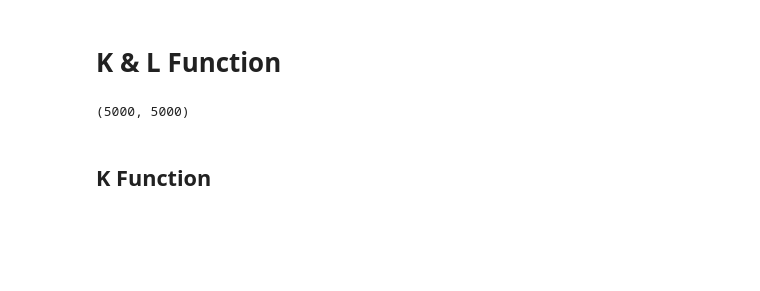
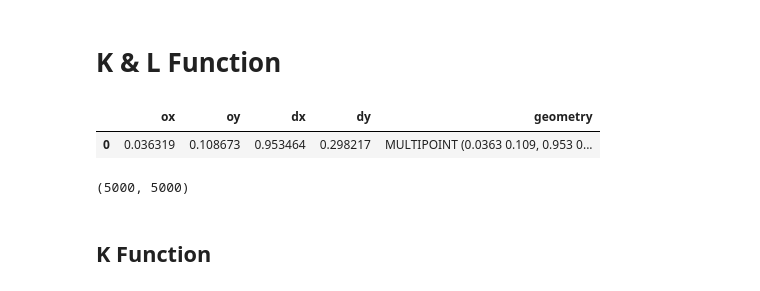
Before and after one commit to djw-easy/geoflowkit, a Jupyter notebook: example.ipynb, the cells around one changed output. Cells and saved outputs as stored; diff of their text form; code cells hidden in the pictures; blank space fills up the shorter version.

```diff
--- a/example.ipynb
+++ b/example.ipynb
@@ -72,12 +80,19 @@ from geoflow import pairwise_distances
 # %%
 flow_num = 5000
 xlim, ylim = (0, 1), (0, 1)
 
 oxs = np.random.uniform(xlim[0], xlim[1], flow_num)
 oys = np.random.uniform(ylim[0], ylim[1], flow_num)
 dxs = np.random.uniform(xlim[0], xlim[1], flow_num)
 dys = np.random.uniform(ylim[0], ylim[1], flow_num)
-fdf = FlowDataFrame({'ox': oxs, 'oy': oys, 'dx': dxs, 'dy': dys}, use_cols=['ox', 'oy', 'dx', 'dy'], crs='EPSG:4526')
+data = np.vstack([oxs, oys, dxs, dys]).T
+
+fdf = FlowDataFrame(data, columns=['ox', 'oy', 'dx', 'dy'],
+                    geometry=flows_from_od(data[:, :2], data[:, -2:]), crs='EPSG:4526')
+fdf.head(1)
+# %% [output]
+|  | ox | oy | dx | dy | geometry |
+| 0 | 0.036319 | 0.108673 | 0.953464 | 0.298217 | MULTIPOINT (0.0363 0.109, 0.953 0... |
 # %%
 dis_matrix = pairwise_distances(fdf, distance='max')
 dis_matrix.shape
```
Also changed, not shown: parts of 11 cells of this notebook, 10 other files.
